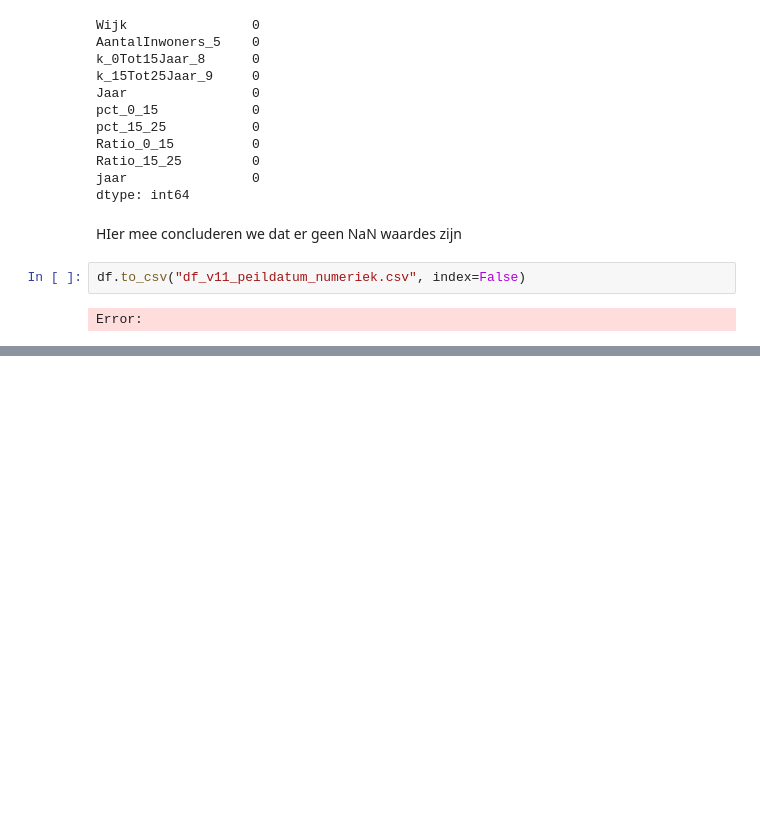
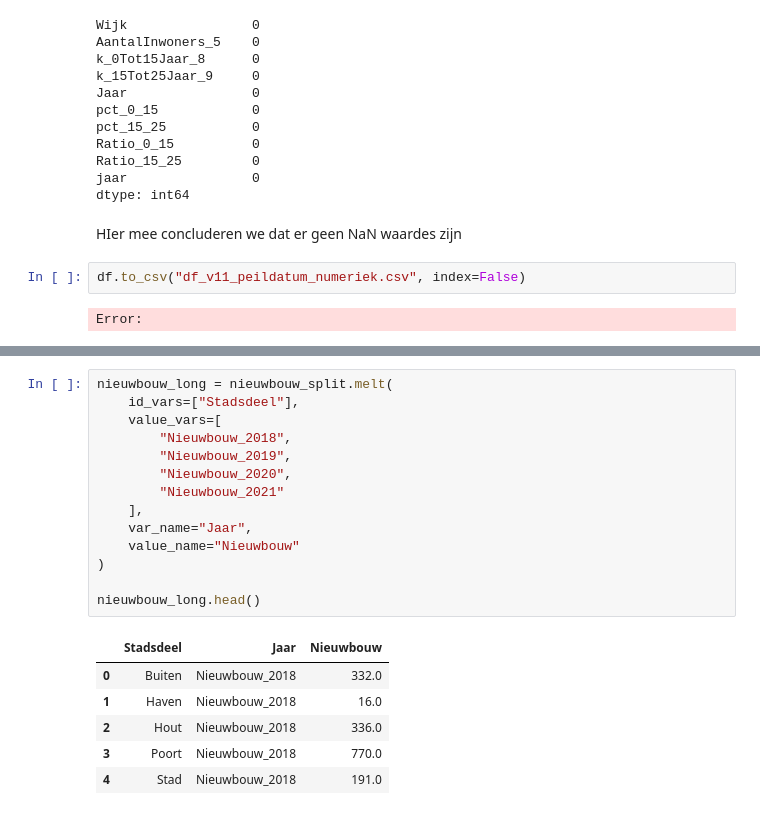
Before and after one commit to Ismael-991/almere-jeugd-voorspelling, a Jupyter notebook: notebooks/individual/Noah_notebook.ipynb, the cells around one changed output, grey strips where cells are left out. Drawn from its saved outputs; the diff is of its cells as text; blank space fills up the shorter version.

```diff
--- a/notebooks/individual/Noah_notebook.ipynb
+++ b/notebooks/individual/Noah_notebook.ipynb
@@ -210,0 +267,21 @@ Error:
+# %%
+nieuwbouw_long = nieuwbouw_split.melt(
+    id_vars=["Stadsdeel"],
+    value_vars=[
+        "Nieuwbouw_2018",
+        "Nieuwbouw_2019",
+        "Nieuwbouw_2020",
+        "Nieuwbouw_2021"
+    ],
+    var_name="Jaar",
+    value_name="Nieuwbouw"
+)
+
+nieuwbouw_long.head()
+# %% [output]
+|  | Stadsdeel | Jaar | Nieuwbouw |
+| 0 | Buiten | Nieuwbouw_2018 | 332.0 |
+| 1 | Haven | Nieuwbouw_2018 | 16.0 |
+| 2 | Hout | Nieuwbouw_2018 | 336.0 |
+| 3 | Poort | Nieuwbouw_2018 | 770.0 |
+| 4 | Stad | Nieuwbouw_2018 | 191.0 |
```
Also changed, not shown: parts of 9 cells of this notebook.
